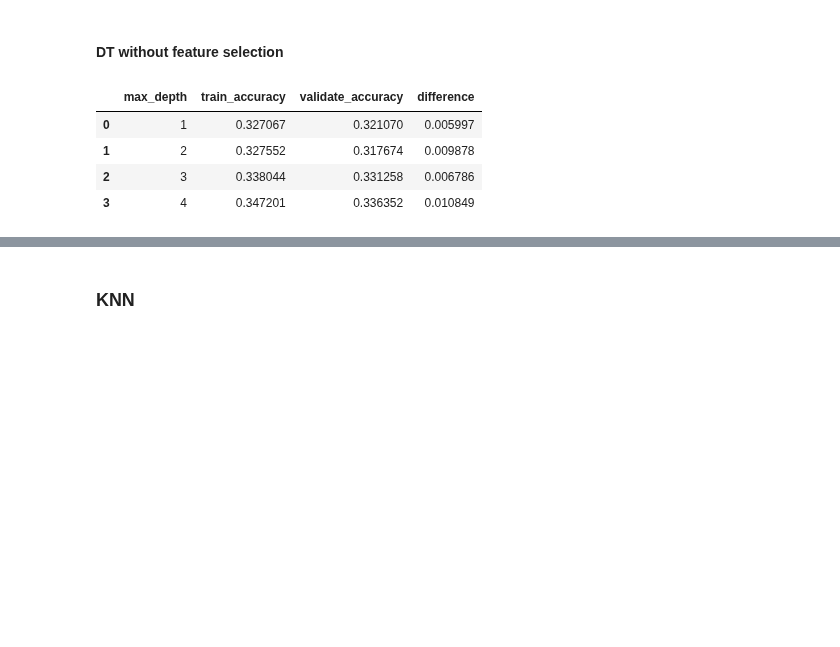
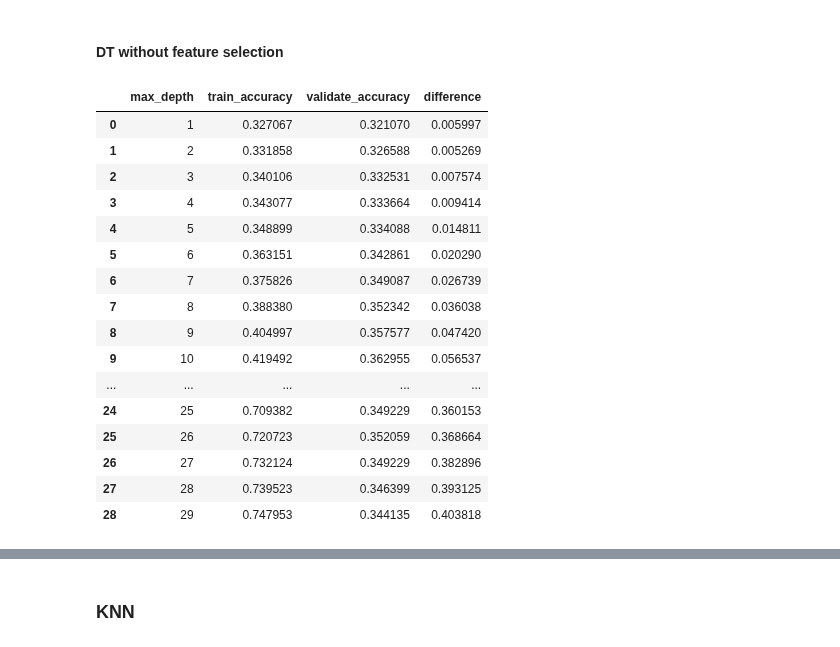
Before and after one commit to MrEnigmamgine/Videogame-Capstone_fork, a Jupyter notebook: Lindy_workbook.ipynb, the cells around one changed output, grey strips where cells are left out. Saved outputs shown, nothing was run; the diff lists cells and outputs as text; code cells hidden in the pictures; blank space fills up the shorter version.

```diff
--- a/Lindy_workbook.ipynb
+++ b/Lindy_workbook.ipynb
@@ -974,28 +977,40 @@ DT_prediction
 # %%
 metric_dt = []
 
-for i in range(1,5):
+for i in range(1,30):
     tree1 = DecisionTreeClassifier(max_depth=(i), random_state=123)
 
 
     tree1 = tree1.fit(X_train, y_train)
 
     in_sample_accuracy = tree1.score(X_train, y_train)
 
     out_of_sample_accuracy = tree1.score(X_validate, y_validate)
 
     output = {"max_depth": (i),
         "train_accuracy": in_sample_accuracy,
         "validate_accuracy": out_of_sample_accuracy}
 
     metric_dt.append(output)
 
 DT_prediction_X = pd.DataFrame(metric_dt)
 DT_prediction_X["difference"] = DT_prediction_X.train_accuracy - DT_prediction_X.validate_accuracy
 DT_prediction_X
 # %% [output]
 |  | max_depth | train_accuracy | validate_accuracy | difference |
 | 0 | 1 | 0.327067 | 0.321070 | 0.005997 |
-| 1 | 2 | 0.327552 | 0.317674 | 0.009878 |
-| 2 | 3 | 0.338044 | 0.331258 | 0.006786 |
-| 3 | 4 | 0.347201 | 0.336352 | 0.010849 |
+| 1 | 2 | 0.331858 | 0.326588 | 0.005269 |
+| 2 | 3 | 0.340106 | 0.332531 | 0.007574 |
+| 3 | 4 | 0.343077 | 0.333664 | 0.009414 |
+| 4 | 5 | 0.348899 | 0.334088 | 0.014811 |
+| 5 | 6 | 0.363151 | 0.342861 | 0.020290 |
+| 6 | 7 | 0.375826 | 0.349087 | 0.026739 |
+| 7 | 8 | 0.388380 | 0.352342 | 0.036038 |
+| 8 | 9 | 0.404997 | 0.357577 | 0.047420 |
+| 9 | 10 | 0.419492 | 0.362955 | 0.056537 |
+| ... | ... | ... | ... | ... |
+| 24 | 25 | 0.709382 | 0.349229 | 0.360153 |
+| 25 | 26 | 0.720723 | 0.352059 | 0.368664 |
+| 26 | 27 | 0.732124 | 0.349229 | 0.382896 |
+| 27 | 28 | 0.739523 | 0.346399 | 0.393125 |
+| 28 | 29 | 0.747953 | 0.344135 | 0.403818 |
```
Also changed, not shown: parts of 56 cells of this notebook.
